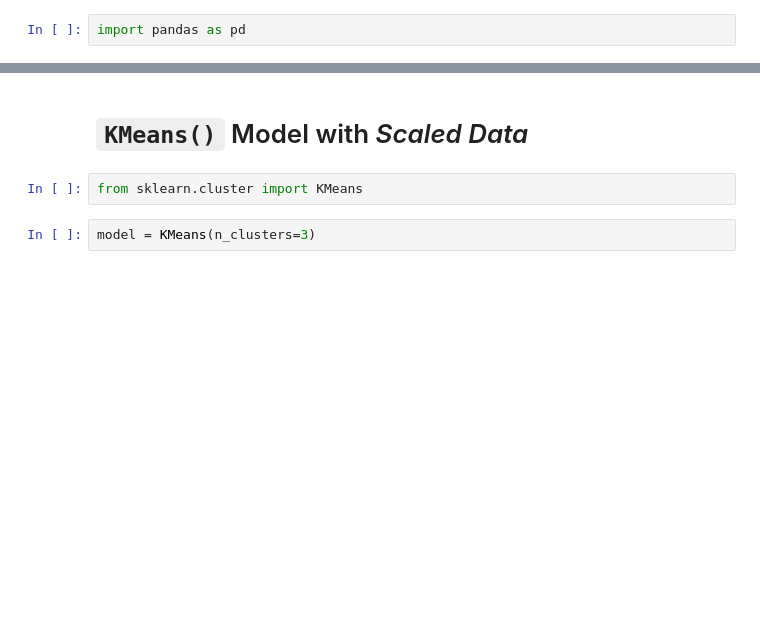
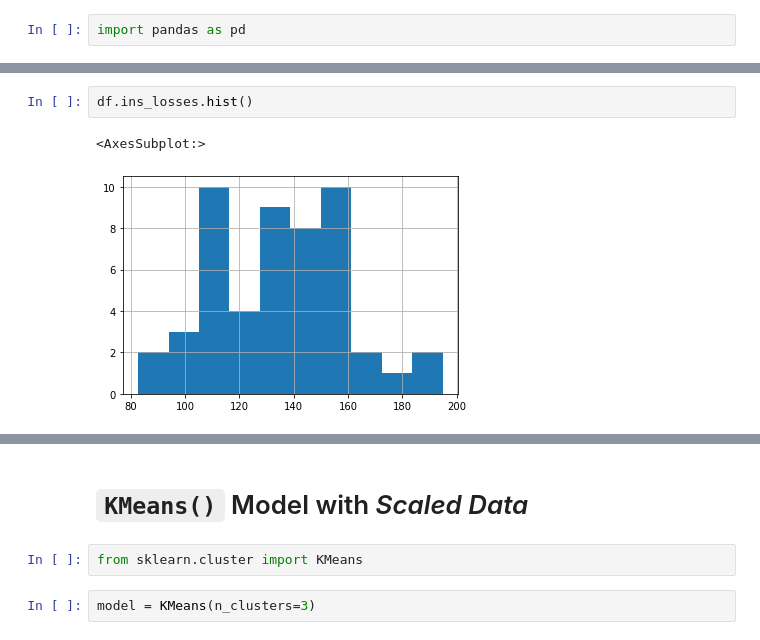
Before and after one commit to frands97/machine-learning-program, a Jupyter notebook: II Machine Learning & Deep Learning/#09. Cluster Analysis con k-Means/09session.ipynb, the cells around one changed output, grey strips where cells are left out. Drawn from its saved outputs; the diff is of its cells as text; blank space fills up the shorter version.

```diff
--- a/II Machine Learning & Deep Learning/#09. Cluster Analysis con k-Means/09session.ipynb
+++ b/II Machine Learning & Deep Learning/#09. Cluster Analysis con k-Means/09session.ipynb
@@ -197,0 +218,5 @@ dfnorm = pd.DataFrame(scaler.fit_transform(dfsel), columns=dfsel.columns)
+# %%
+df.ins_losses.hist()
+# %% [output]
+<AxesSubplot:>
+[figure, added]
```
Also changed, not shown: parts of 48 cells of this notebook, 8 other files.
